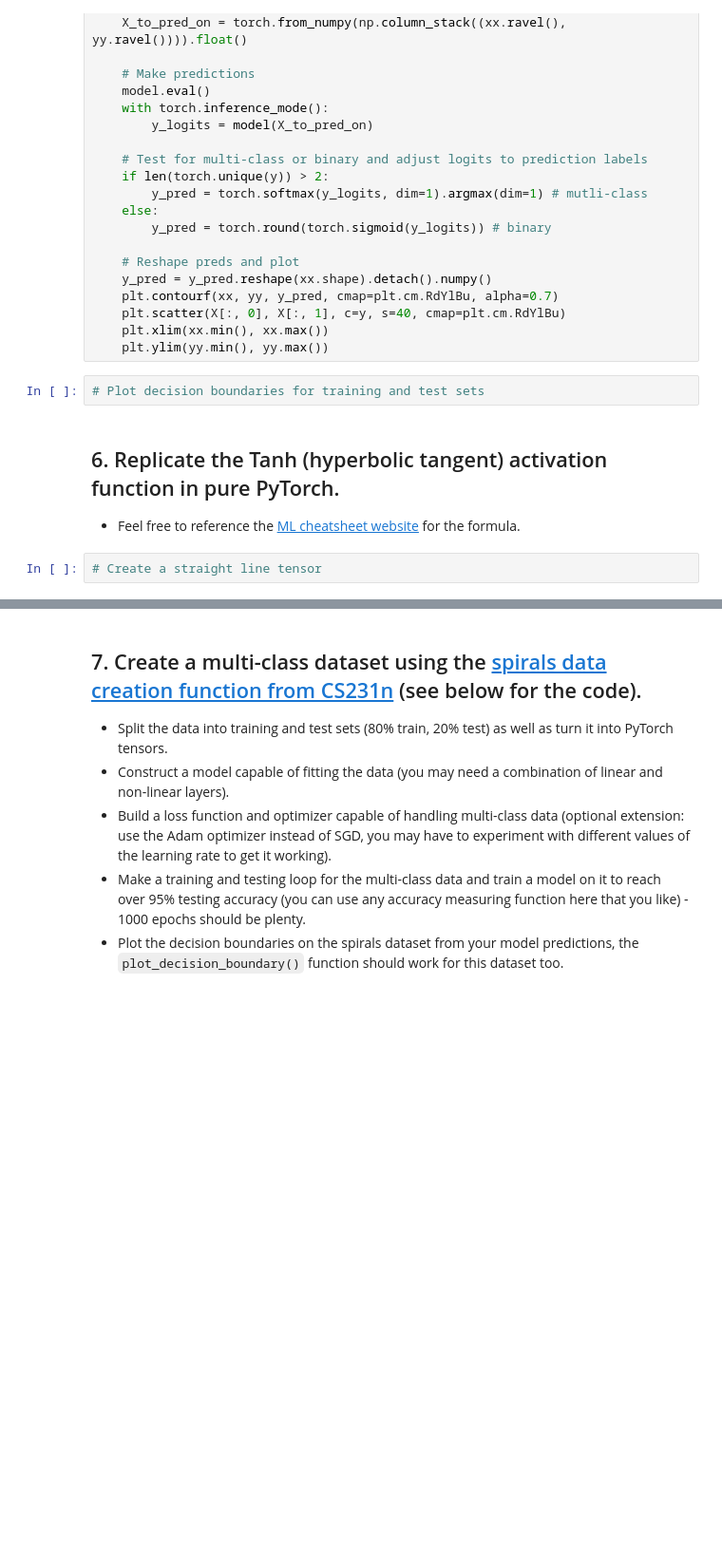
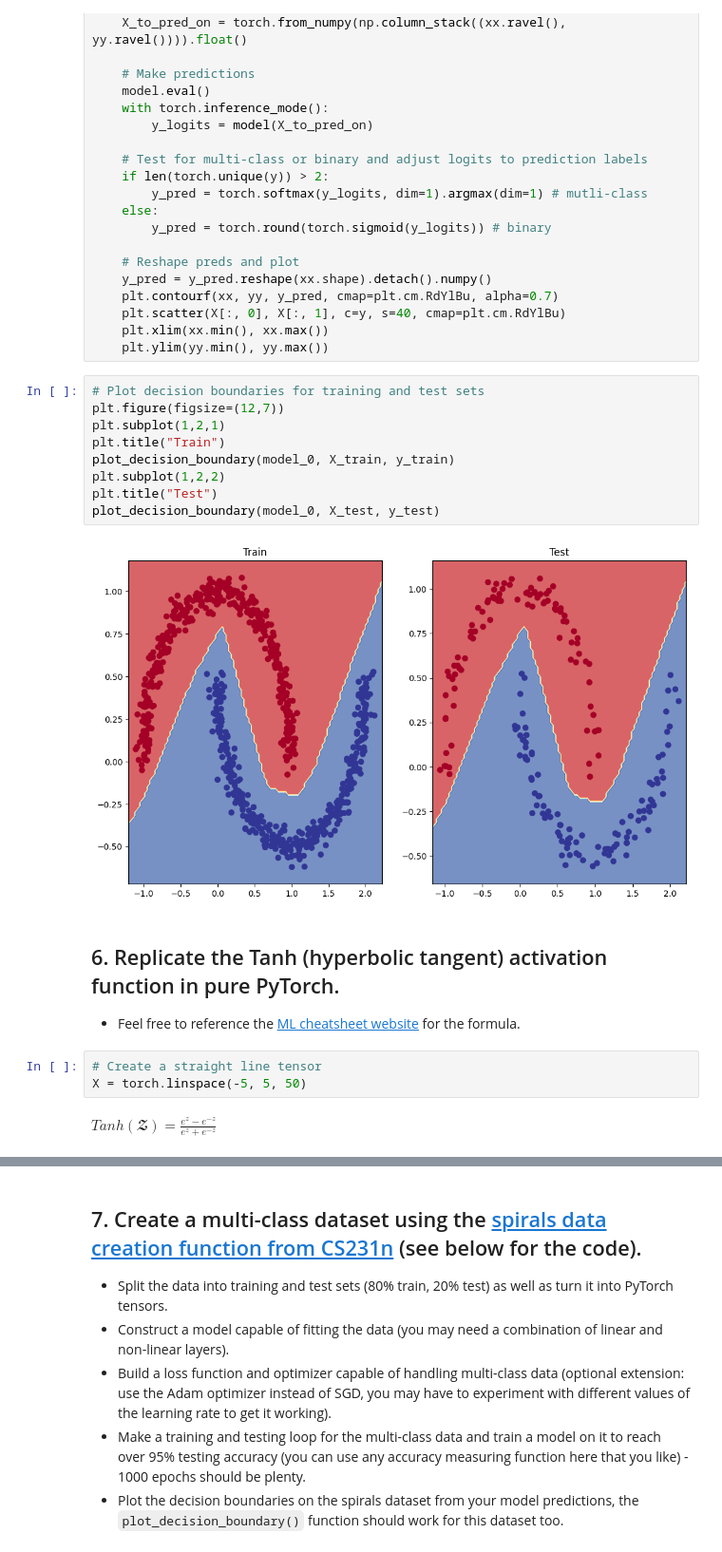
Before and after one commit to nirajan-sah/ML, a Jupyter notebook: extras/exercises/02_pytorch_classification_exercises.ipynb, the cells around one changed output, grey strips where cells are left out. Shown at 95% size. Saved outputs shown, nothing was run; the diff lists cells and outputs as text; blank space fills up the shorter version.

```diff
--- a/extras/exercises/02_pytorch_classification_exercises.ipynb
+++ b/extras/exercises/02_pytorch_classification_exercises.ipynb
@@ -186,12 +274,24 @@ def plot_decision_boundary(model, X, y):
     plt.scatter(X[:, 0], X[:, 1], c=y, s=40, cmap=plt.cm.RdYlBu)
     plt.xlim(xx.min(), xx.max())
     plt.ylim(yy.min(), yy.max())
-# %%
-# Plot decision boundaries for training and test sets
+# %%
+# Plot decision boundaries for training and test sets
+plt.figure(figsize=(12,7))
+plt.subplot(1,2,1)
+plt.title("Train")
+plot_decision_boundary(model_0, X_train, y_train)
+plt.subplot(1,2,2)
+plt.title("Test")
+plot_decision_boundary(model_0, X_test, y_test)
+# %% [output]
+[figure, added]
 # %% [markdown]
 ## 6. Replicate the Tanh (hyperbolic tangent) activation function in pure PyTorch.
   * Feel free to reference the [ML cheatsheet website](https://ml-cheatsheet.readthedocs.io/en/latest/activation_functions.html#tanh) for the formula.
 # %%
 # Create a straight line tensor
+X = torch.linspace(-5, 5, 50)
+# %% [markdown]
+$Tanh(𝓩) = \frac{e^z - e^{-z}}{e^z + e^{-z}}$
 # %%
 # Test torch.tanh() on the tensor and plot it
```
Also changed, not shown: parts of 18 cells of this notebook.
